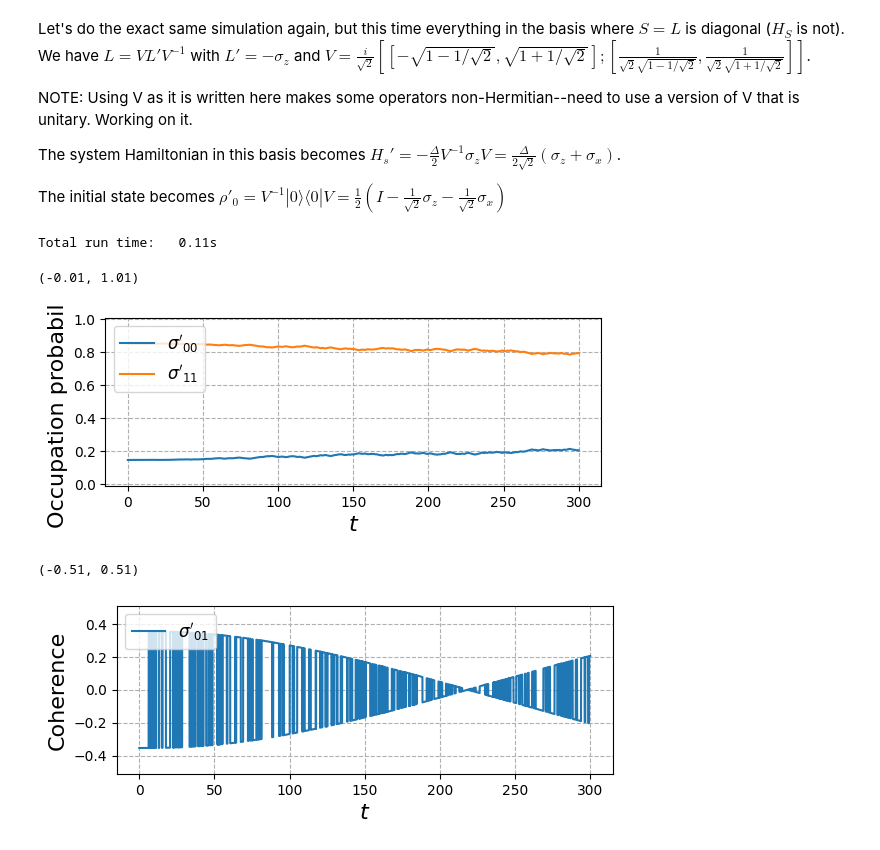
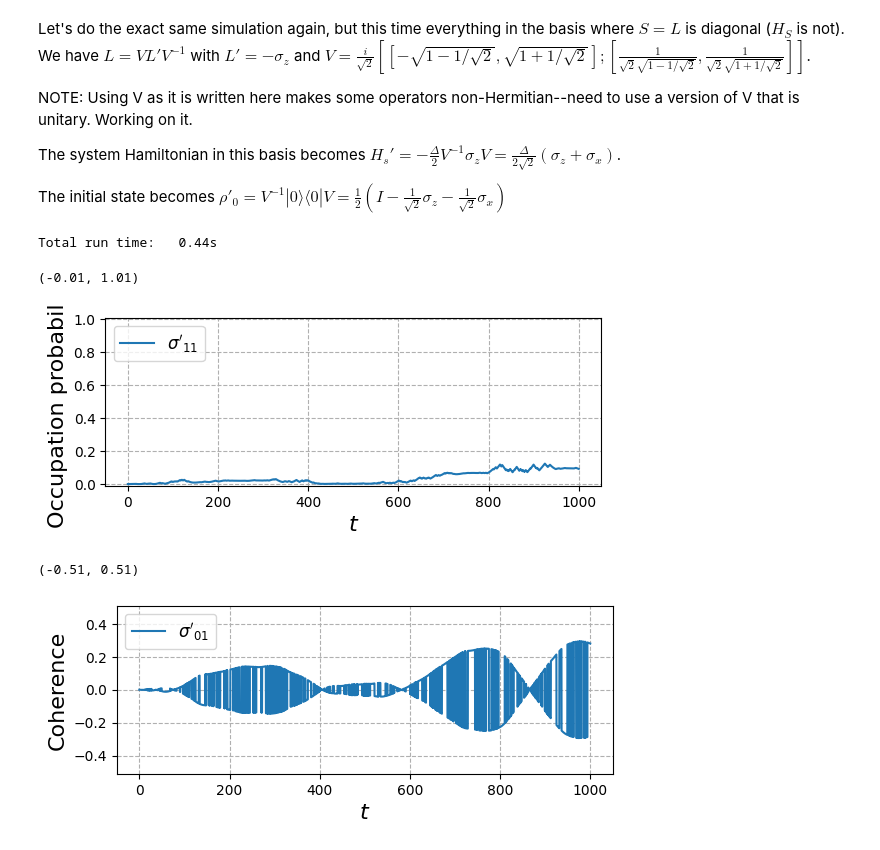
Before and after one commit to mikeal888/The_V_model, a Jupyter notebook: two_ls.ipynb, the cells around one changed output. Cells and saved outputs as stored; diff of their text form; code cells hidden in the pictures.

```diff
--- a/two_ls.ipynb
+++ b/two_ls.ipynb
@@ -18,11 +18,16 @@ from _utils import *
 # %%
 # Define system parameters
 # N = 2 # Number of levels
-Delta = 0.01 # Splitting
+Delta = 0.02 # Splitting
 a = 0.1 # Dimensionless coupling constant
 beta = 1/4
 
 gamma = a/beta # Unlike for the V model, here we just have one rate based on the limit that the Bohr frequency vanishes
+
+T_short = 1/(4*gamma)
+T_long = 8*gamma/Delta**2
+print(T_short)
+print(T_long)
 
 # Define system operators
 g0 = fock(2, 0)
@@ -30,9 +35,6 @@ g1 = fock(2, 1)
 
 
 H = -0.5*Delta*sigmaz() # System Hamiltonian
-L = (sigmax() + sigmaz())/np.sqrt(2) # Single collapse operator
-
-# H = 0.5*Delta*(g1*g1.dag() - g0*g0.dag())
-# L = (g0*g0.dag() - g1*g1.dag() + g0*g1.dag() + g1*g0.dag())/np.sqrt(2)
+L = np.sqrt(gamma)*(sigmax() + sigmaz())/np.sqrt(2) # Single collapse operator
 
 rho_ss = steadystate(H,[L])
@@ -106,25 +111,26 @@ The initial state becomes $\rho'_0 = V^{-1}|0\rangle\langle0|V = \frac{1}{2}(I-\
 # Simulation in new basis
 
 H_prime = 0.5*Delta*(sigmaz()/np.sqrt(2) + sigmax()/np.sqrt(2)) # System Hamiltonian
-L_prime = -sigmaz() # Single collapse operator
+L_prime = -np.sqrt(gamma)*sigmaz() # Single collapse operator
 rho0_prime = 0.5*(identity(2) - sigmaz()/np.sqrt(2) - sigmax()/np.sqrt(2)) # Initial state
 
 rho_ss = steadystate(H,[L])
 # %%
 # Unravel the master equation in this different basis
 
-t0, tf = 0, 300
-dt = 0.03
+t0, tf = 0, 1000
+dt = 0.02
 tlist = np.arange(t0, tf, dt)
 
 rho_init_prime = 0.5*(identity(2) - sigmaz()/np.sqrt(2) - sigmax()/np.sqrt(2))
+# rho_init_prime = g0*g0.dag() # Start in a basis state
 e_ops = [g0*g0.dag(), g1*g1.dag(), g1*g0.dag()] # Observables
 sc_ops_prime = [L_prime] # Stochastic collapse operators
 # sc_ops_prime = [-g0*g0.dag(), g1*g1.dag()] # This leads to familiar behaviour but is not physically correct
 
-result_prime = photocurrent_mesolve(H_prime, rho_init_prime, tlist, sc_ops=sc_ops_prime, e_ops=e_ops, ntraj=1, noise=1, store_measurement=True)
+result_prime = photocurrent_mesolve(H_prime, rho_init_prime, tlist, sc_ops=sc_ops_prime, e_ops=e_ops, ntraj=1, noise=2, store_measurement=True)
 # %% [output]
-Total run time:   0.11s
+Total run time:   0.44s
 # %%
 # Get all the expectation values
 g0_evo_prime = result_prime.expect[0]
@@ -133,18 +139,18 @@ g10_evo_prime = result_prime.expect[2]
 # %%
 # Plot the populations
 
 plt.subplot(211)
-plt.plot(tlist, g0_evo_prime, label=r"$\sigma'_{00}$")
+# plt.plot(tlist, g0_evo_prime, label=r"$\sigma'_{00}$")
 plt.plot(tlist, g1_evo_prime, label=r"$\sigma'_{11}$")
 
 plt.xlabel(r'$t$', fontsize=16)
 plt.ylabel('Occupation probability', fontsize=16)
 plt.legend(fontsize=12, loc="upper left")
 plt.grid(linestyle='--')
 plt.ylim(-0.01, 1.01)
 # %% [output]
 (-0.01, 1.01)
-[figure, old version]
+[figure, new version]
 # %%
 # Plot the coherences
 
@@ -158,4 +164,4 @@ plt.grid(linestyle='--')
 plt.ylim(-0.51, 0.51)
 # %% [output]
 (-0.51, 0.51)
-[figure, old version]
+[figure, new version]
```
Also changed, not shown: parts of 4 cells of this notebook, 2 other files.
